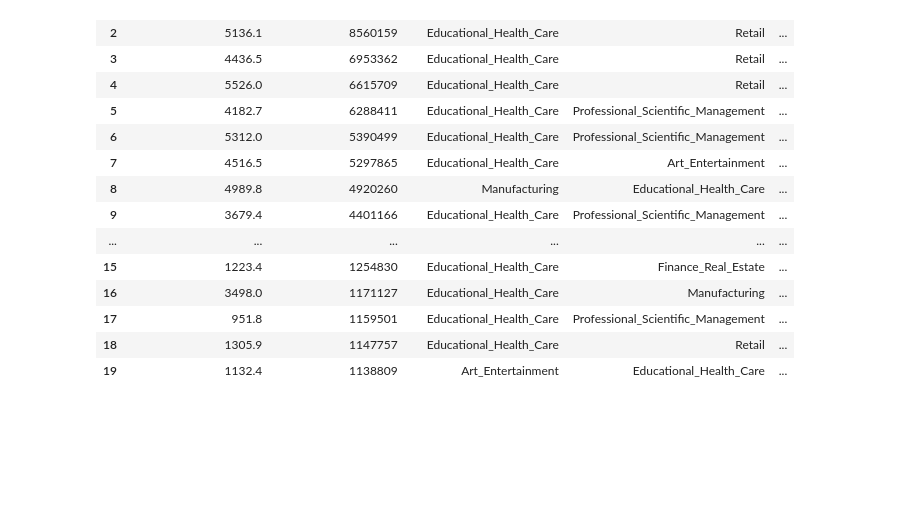
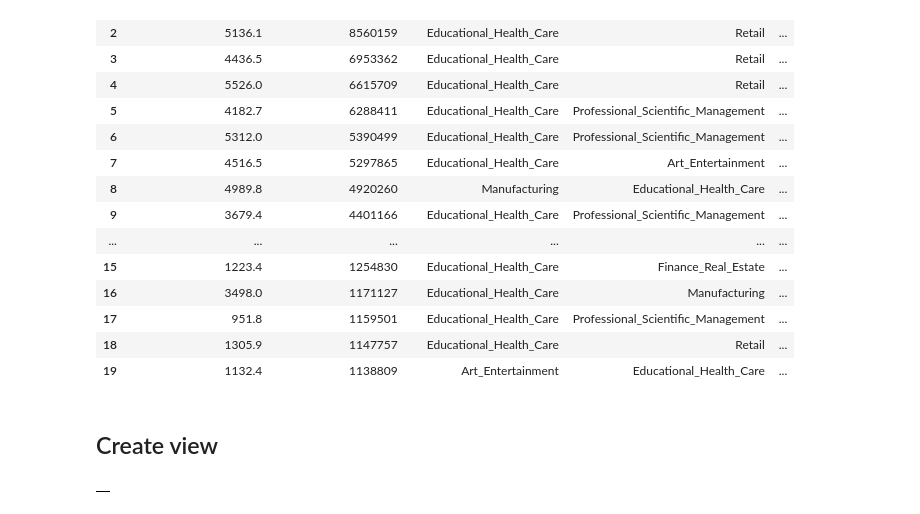
Before and after one commit to xindixu/US-demographic-analysis, a Jupyter notebook: primary-data/acs_2018_analysis.ipynb, the cells around one changed output. Saved outputs shown, nothing was run; the diff lists cells and outputs as text; code cells hidden in the pictures; blank space fills up the shorter version.

Commit message:
create view

```diff
--- a/primary-data/acs_2018_analysis.ipynb
+++ b/primary-data/acs_2018_analysis.ipynb
@@ -186,3 +187,18 @@ limit 20
 | 17 | 951.8 | 1159501 | Educational_Health_Care | Professional_Scientific_Management | ... |
 | 18 | 1305.9 | 1147757 | Educational_Health_Care | Retail | ... |
 | 19 | 1132.4 | 1138809 | Art_Entertainment | Educational_Health_Care | ... |
+# %% [markdown]
+## Create view
+# %%
+%%bigquery
+create or replace view acs_2018_modeled.v_Industry_With_Higher_Income as
+select i.ZCTA5, sum(Rich) as Total_Rich, sum(Upper_Middle) as Total_Upper_Middle, sum(Middle) as Total_Middle,
+avg(Average) as Average, Predominant_Industry_First, Predominant_Industry_Second, Predominant_Industry_Third
+from `sashimi-266523.acs_2018_modeled.Income_Beam_DF` i
+join `sashimi-266523.acs_2018_modeled.Labor_In_Industry_Beam_DF` l on i.ZCTA5 = l.ZCTA5
+where Predominant_Class = "Rich" or Predominant_Class = "Upper_Middle" or Predominant_Class = "Middle"
+group by i.ZCTA5, Predominant_Industry_First,Predominant_Industry_Second, Predominant_Industry_Third
+having Predominant_Industry_First <> "" and Predominant_Industry_Second <> ""  and Predominant_Industry_Third <> ""
+order by Average desc
+# %% [output]
+|  |
```
Also changed, not shown: parts of 2 cells of this notebook.
